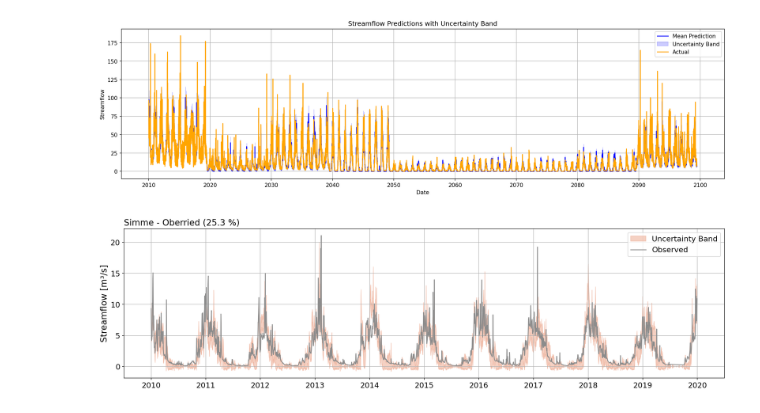
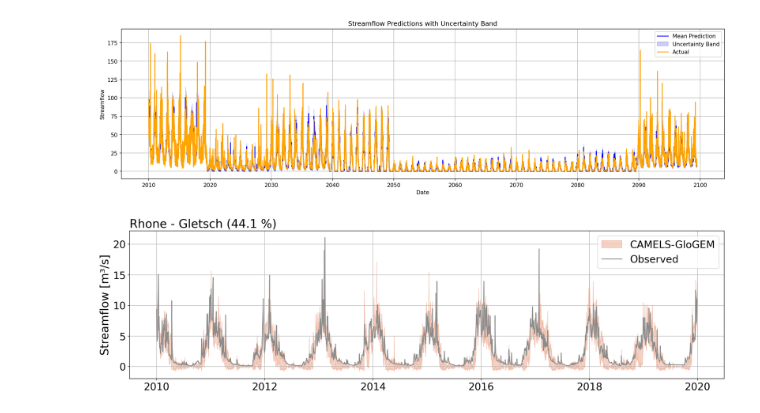
Before and after one commit to bergjus94/2024_MLEES, a Jupyter notebook: Project/CAMELS_GloGEM_model.ipynb, the cells around one changed output. Cells and saved outputs as stored; diff of their text form; code cells hidden in the pictures.

```diff
--- a/Project/CAMELS_GloGEM_model.ipynb
+++ b/Project/CAMELS_GloGEM_model.ipynb
@@ -471,13 +393,7 @@ class MyLSTM(nn.Module):  # Define the class which we're extending using our MyL
         return p_hat  # Return the prediction
 # %%
 def calc_nse(sim: torch.FloatTensor, obs: torch.FloatTensor, global_obs_mean: torch.FloatTensor) -> float:
-    """Calculate the Nash-Sutcliff-Efficiency coefficient.
 
-    :param obs: Array containing the observations
-    :param sim: Array containing the simulations
-    :param global_obs_mean: mean of the whole observation series
-    :return: NSE value.
-    """
     numerator = torch.square(sim - obs).sum()
     denominator = torch.square(obs - global_obs_mean).sum()
     nse_val = 1 - numerator / denominator
@@ -731,7 +640,7 @@ for epoch in range(num_epochs):  # Loop over the number of epochs
     # during training. If the NSE coefficient is the maximum in our training
     # history, we'll go ahead and save the model as our best model.
     if val_NSE >= max(val_NSEs):
-        torch.save(model, './best_model.pt')
+        torch.save(model, './best_GloGEM_model.pt')
 
     # And print out a statement to keep track of our training as we iterate
     print(f'\rEpoch: {epoch + 1}/{num_epochs},'  # Current epoch, total number of epochs
@@ -1300,13 +1095,7 @@ class MyLSTM(nn.Module):
                 m.train()
 # %%
 def calc_nse(sim: torch.FloatTensor, obs: torch.FloatTensor, global_obs_mean: torch.FloatTensor) -> float:
-    """Calculate the Nash-Sutcliff-Efficiency coefficient.
 
-    :param obs: Array containing the observations
-    :param sim: Array containing the simulations
-    :param global_obs_mean: mean of the whole observation series
-    :return: NSE value.
-    """
     numerator = torch.square(sim - obs).sum()
     denominator = torch.square(obs - global_obs_mean).sum()
     nse_val = 1 - numerator / denominator
@@ -1385,7 +1174,7 @@ for epoch in range(num_epochs):  # Loop over the number of epochs
     # during training. If the NSE coefficient is the maximum in our training
     # history, we'll go ahead and save the model as our best model.
     if val_NSE >= max(val_NSEs):
-        torch.save(model, './best_model.pt')
+        torch.save(model, './best_GloGEM_model_uncertainties.pt')
 
     # And print out a statement to keep track of our training as we iterate
     print(f'\rEpoch: {epoch + 1}/{num_epochs},'  # Current epoch, total number of epochs
@@ -1498,38 +1292,40 @@ predictions = predict_with_uncertainty(model, filtered_test_Xtensor, n_iter=n_it
 mean_predictions = predictions.mean(axis=0)
 std_predictions = predictions.std(axis=0)
 # %%
-import matplotlib.pyplot as plt
-import matplotlib.dates as mdates
-
 # Ensure test_dates has the same length as mean_predictions
 test_dates = pd.date_range(start='2010-01-01', periods=len(mean_predictions), freq='D')
 
 # Plot the mean predictions
 plt.figure(figsize=(20, 5), dpi=150)
 
 # Plot the uncertainty band
 plt.fill_between(test_dates,
                  mean_predictions - std_predictions,
                  mean_predictions + std_predictions,
-                 color='#E78C6A', alpha=0.4, label='Uncertainty Band')
+                 color='#E78C6A', alpha=0.4, label='CAMELS-GloGEM')
 
 # Plot the actual values
-#plt.plot(test_dates, mean_predictions, label='Mean prediction', color='orange')
 plt.plot(test_dates, filtered_test_ytensor.cpu().numpy(), label='Observed', color='#8C8C8C')
 
 # Add labels and title
 plt.xlabel('', fontsize=16)  # No x-axis label
-plt.title('Simme - Oberried (25.3 %)', fontsize=16, loc='left')
-plt.ylabel('Streamflow [m³/s]', fontsize=16)
-plt.xticks(fontsize=14)
-plt.yticks(fontsize=14)
-plt.legend(fontsize=14)  # Make the legend bigger
+plt.title('Rhone - Gletsch (44.1 %)', fontsize=22, loc='left')
+plt.ylabel('Streamflow [m³/s]', fontsize=21)
 
-# Remove the title
-# plt.title('Streamflow Predictions with Uncertainty Band')
+# Set x-axis to show every second year
+ax = plt.gca()
+ax.xaxis.set_major_locator(mdates.YearLocator(2))
+ax.xaxis.set_major_formatter(mdates.DateFormatter('%Y'))
 
+plt.xticks(fontsize=19)
+plt.yticks(fontsize=19)
+plt.legend(fontsize=19)  # Make the legend bigger
+
+# Add grid
 plt.grid(True)
+
+# Show the plot
 plt.show()
 # %% [output]
-[figure, old version]
+[figure, new version]
 # %%
```
Also changed, not shown: parts of 40 cells of this notebook, 2 other files.
